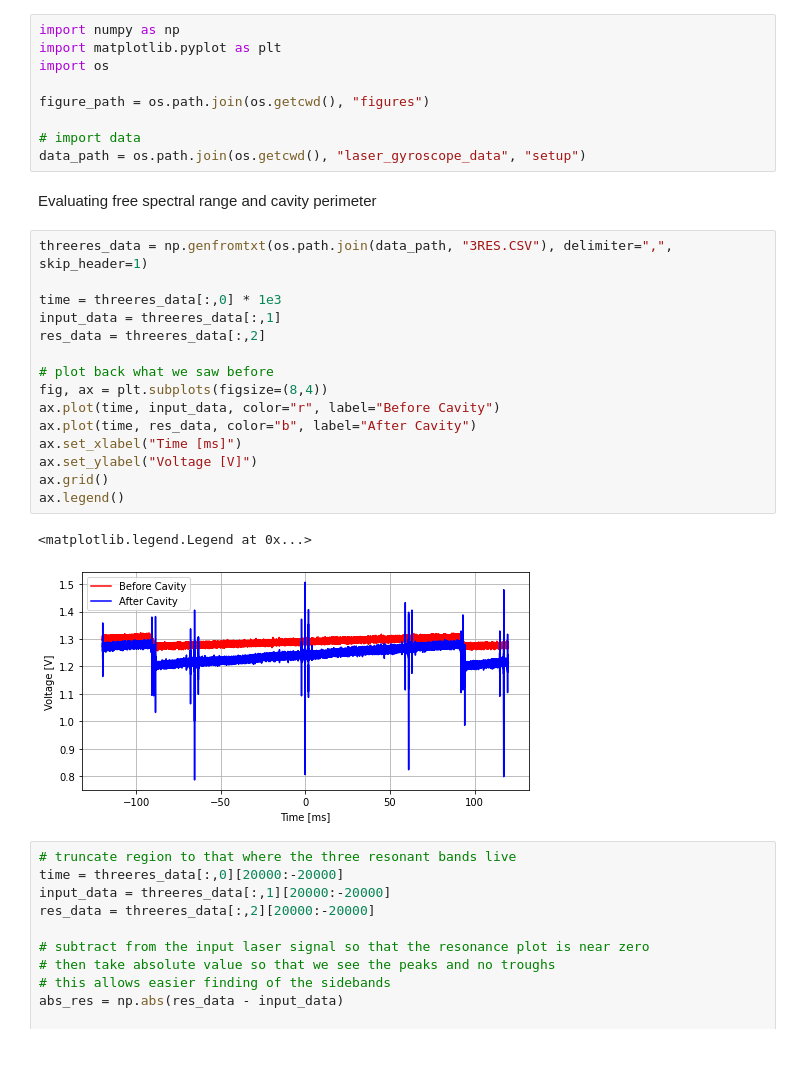
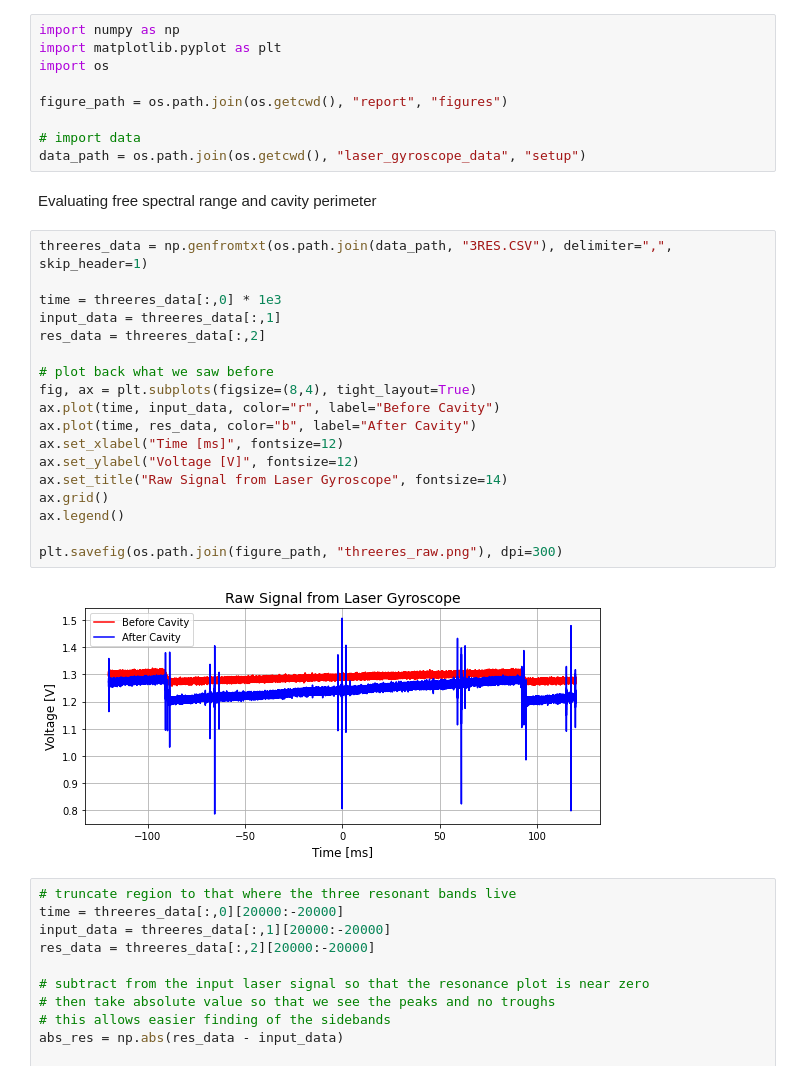
Before and after one commit to tesla1900/advanced-lab-course, a Jupyter notebook: laser_gyroscope/cavity_resonance_analysis.ipynb, the cells around one changed output. Saved outputs shown, nothing was run; the diff lists cells and outputs as text; blank space fills up the shorter version.

```diff
--- a/laser_gyroscope/cavity_resonance_analysis.ipynb
+++ b/laser_gyroscope/cavity_resonance_analysis.ipynb
@@ -20,7 +20,7 @@ import numpy as np
 import matplotlib.pyplot as plt
 import os
 
-figure_path = os.path.join(os.getcwd(), "figures")
+figure_path = os.path.join(os.getcwd(), "report", "figures")
 
 # import data
 data_path = os.path.join(os.getcwd(), "laser_gyroscope_data", "setup")
@@ -29,21 +29,23 @@ Evaluating free spectral range and cavity perimeter
 # %%
 threeres_data = np.genfromtxt(os.path.join(data_path, "3RES.CSV"), delimiter=",", skip_header=1)
 
 time = threeres_data[:,0] * 1e3
 input_data = threeres_data[:,1]
 res_data = threeres_data[:,2]
 
 # plot back what we saw before
-fig, ax = plt.subplots(figsize=(8,4))
+fig, ax = plt.subplots(figsize=(8,4), tight_layout=True)
 ax.plot(time, input_data, color="r", label="Before Cavity")
 ax.plot(time, res_data, color="b", label="After Cavity")
-ax.set_xlabel("Time [ms]")
-ax.set_ylabel("Voltage [V]")
+ax.set_xlabel("Time [ms]", fontsize=12)
+ax.set_ylabel("Voltage [V]", fontsize=12)
+ax.set_title("Raw Signal from Laser Gyroscope", fontsize=14)
 ax.grid()
 ax.legend()
+
+plt.savefig(os.path.join(figure_path, "threeres_raw.png"), dpi=300)
 # %% [output]
-<matplotlib.legend.Legend at 0x...>
-[figure, old version]
+[figure, new version]
 # %%
 # truncate region to that where the three resonant bands live
 time = threeres_data[:,0][20000:-20000]
```
Also changed, not shown: 7 other files.
